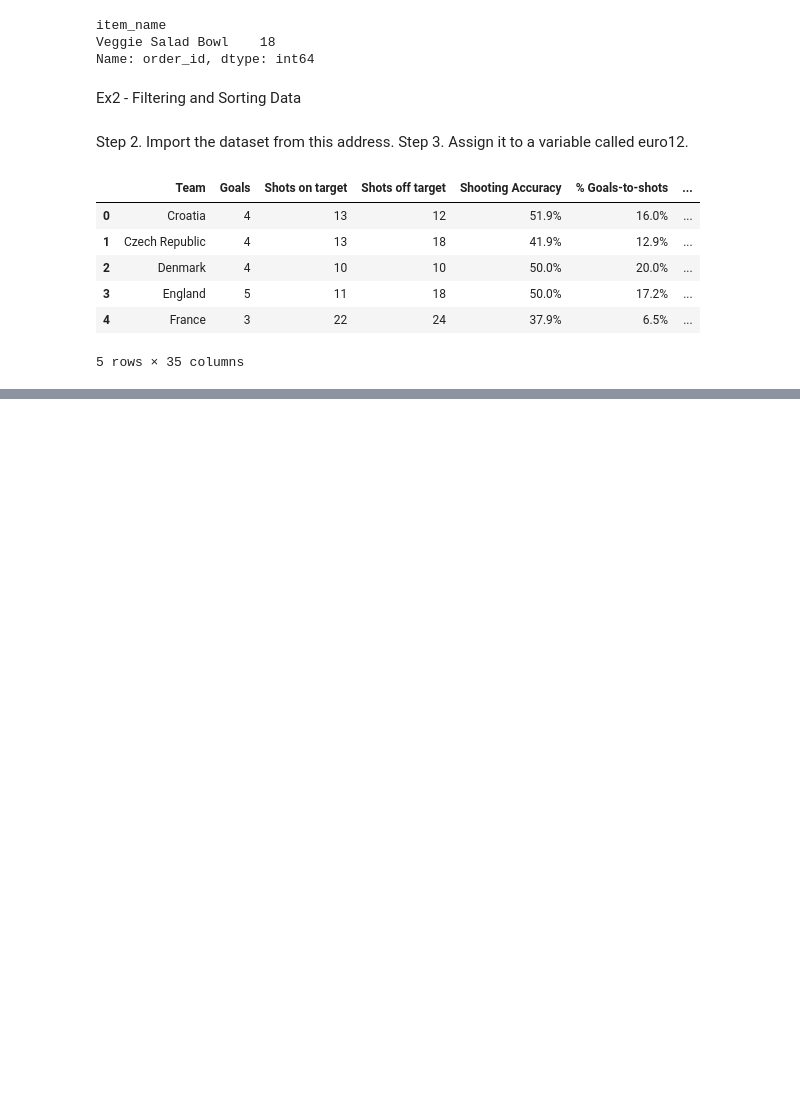
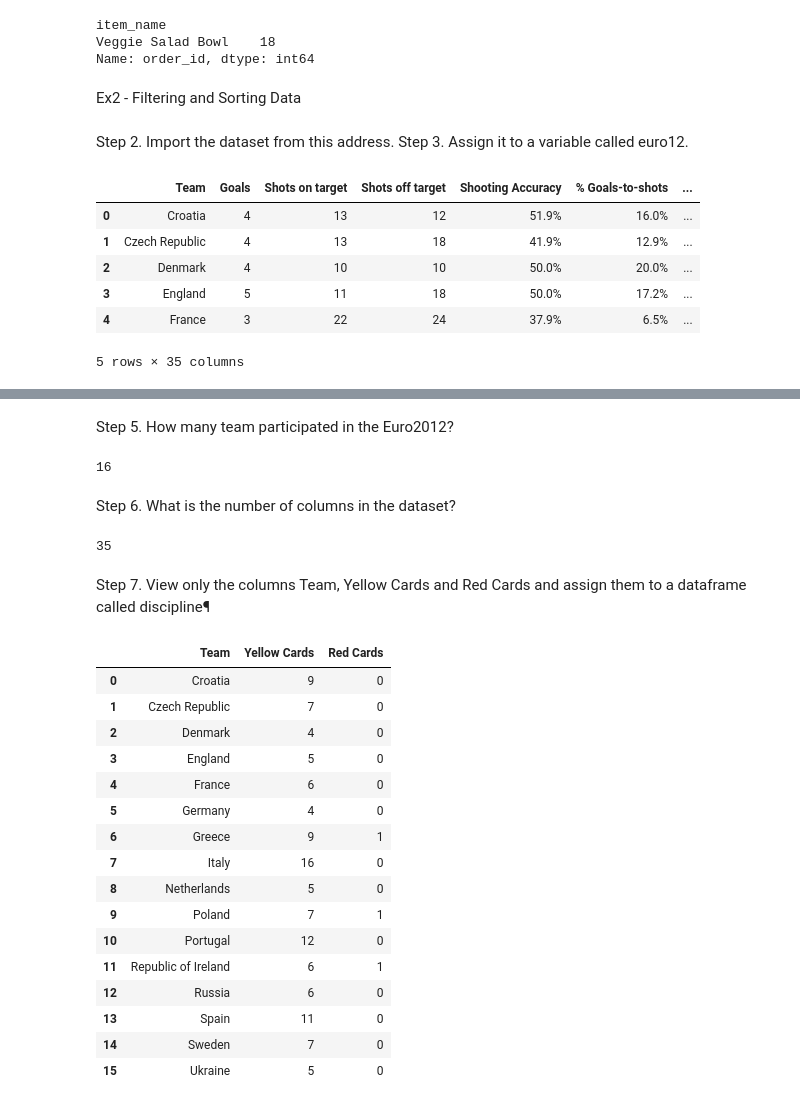
Before and after one commit to Karlajack/pydata_analysis, a Jupyter notebook: pandasdailypractice2.ipynb, the cells around one changed output, grey strips where cells are left out. Saved outputs shown, nothing was run; the diff lists cells and outputs as text; code cells hidden in the pictures; blank space fills up the shorter version.

```diff
--- a/pandasdailypractice2.ipynb
+++ b/pandasdailypractice2.ipynb
@@ -116,0 +139,35 @@ euro12.head()
+# %% [markdown]
+Step 5. How many team participated in the Euro2012?
+# %%
+euro12['Team'].count()
+# %% [output]
+16
+# %% [markdown]
+Step 6. What is the number of columns in the dataset?
+# %%
+euro12.shape[1]
+# %% [output]
+35
+# %% [markdown]
+Step 7. View only the columns Team, Yellow Cards and Red Cards and assign them to a dataframe called discipline¶
+# %%
+discipline=euro12[['Team', 'Yellow Cards','Red Cards']]
+discipline
+# %% [output]
+|  | Team | Yellow Cards | Red Cards |
+| 0 | Croatia | 9 | 0 |
+| 1 | Czech Republic | 7 | 0 |
+| 2 | Denmark | 4 | 0 |
+| 3 | England | 5 | 0 |
+| 4 | France | 6 | 0 |
+| 5 | Germany | 4 | 0 |
+| 6 | Greece | 9 | 1 |
+| 7 | Italy | 16 | 0 |
+| 8 | Netherlands | 5 | 0 |
+| 9 | Poland | 7 | 1 |
+| 10 | Portugal | 12 | 0 |
+| 11 | Republic of Ireland | 6 | 1 |
+| 12 | Russia | 6 | 0 |
+| 13 | Spain | 11 | 0 |
+| 14 | Sweden | 7 | 0 |
+| 15 | Ukraine | 5 | 0 |
```
Also changed, not shown: parts of 16 cells of this notebook.
